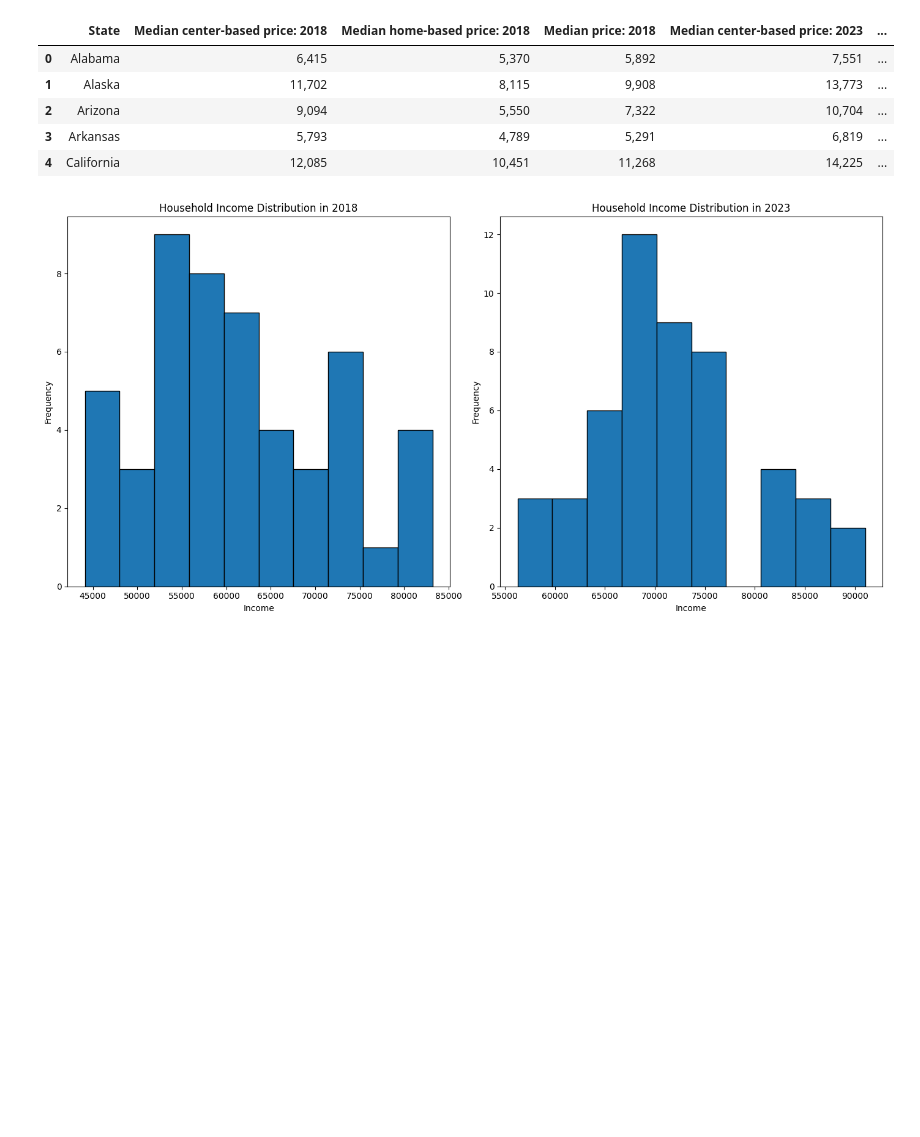
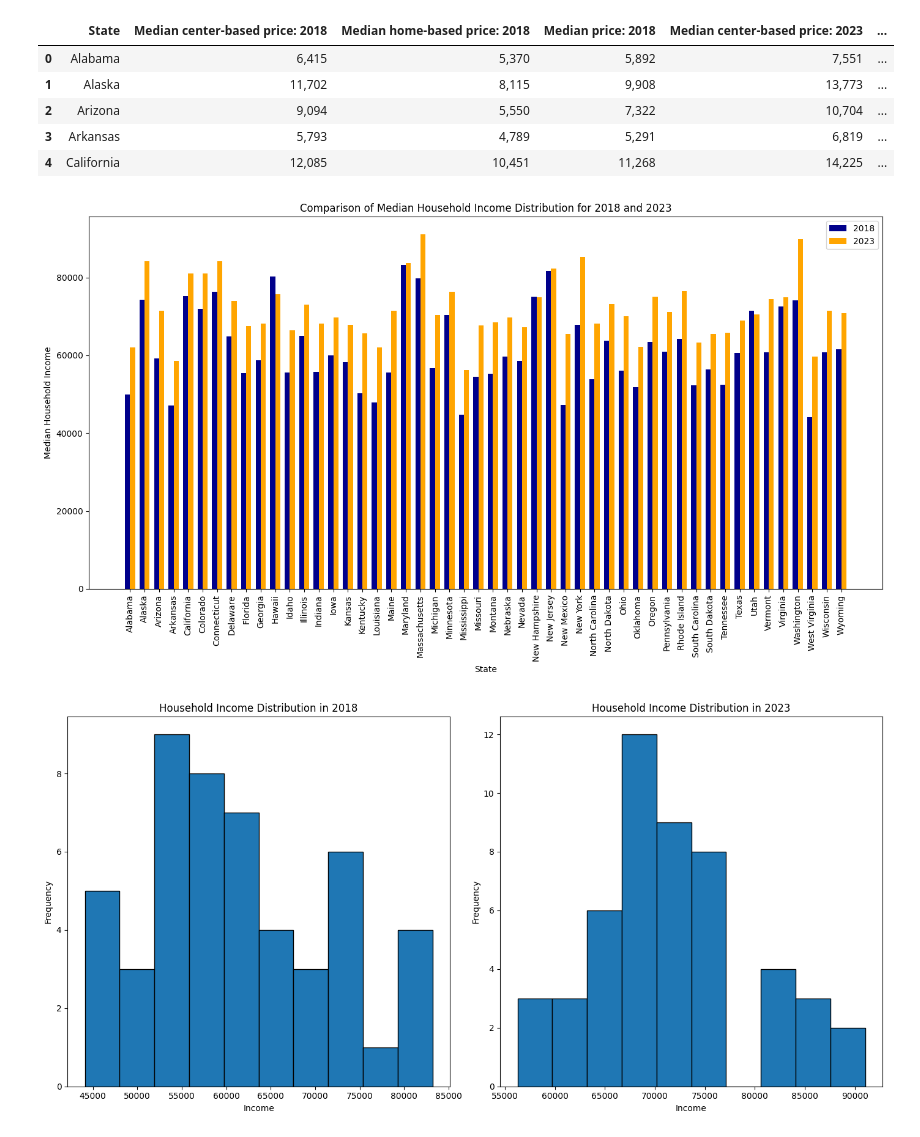
Before and after one commit to Clivesay1/Project-1, a Jupyter notebook: GetCharted.ipynb, the cells around one changed output. Cells and saved outputs as stored; diff of their text form; code cells hidden in the pictures; blank space fills up the shorter version.

Commit message:
added more charts for the household income 2018/2023

```diff
--- a/GetCharted.ipynb
+++ b/GetCharted.ipynb
@@ -15,6 +15,52 @@ median_df.head()
 | 2 | Arizona | 9,094 | 5,550 | 7,322 | 10,704 | ... |
 | 3 | Arkansas | 5,793 | 4,789 | 5,291 | 6,819 | ... |
 | 4 | California | 12,085 | 10,451 | 11,268 | 14,225 | ... |
+# %%
+
+median_df.columns = median_df.columns.str.strip()
+
+# Convert relevant columns to numeric, coercing errors to NaNs
+columns_to_convert = [
+    'Median Household Income 2018',
+    'Median Household Income 2023'
+]
+
+for column in columns_to_convert:
+    median_df[column] = pd.to_numeric(median_df[column], errors='coerce')
+
+# Extract state names and income data for 2018 and 2023
+states = median_df['State']
+income_2018 = median_df['Median Household Income 2018']
+income_2023 = median_df['Median Household Income 2023']
+
+# Create the bar chart
+fig, ax = plt.subplots(figsize=(14, 8))
+
+# Set the width of the bars
+bar_width = 0.35
+
+# Positions of the bars
+index = range(len(states))
+
+# Bar chart for 2018
+bars_2018 = ax.bar(index, income_2018, bar_width, label='2018', color='darkblue')
+
+# Bar chart for 2023
+bars_2023 = ax.bar([i + bar_width for i in index], income_2023, bar_width, label='2023', color='orange')
+
+# Set labels and title
+ax.set_xlabel('State')
+ax.set_ylabel('Median Household Income')
+ax.set_title('Comparison of Median Household Income Distribution for 2018 and 2023')
+ax.set_xticks([i + bar_width / 2 for i in index])
+ax.set_xticklabels(states, rotation=90)
+ax.legend()
+
+# Adjust layout and show the plot
+plt.tight_layout()
+plt.show()
+# %% [output]
+[figure, added]
 # %%
 
 median_df.columns = median_df.columns.str.strip()
```
Also changed, not shown: parts of 3 cells of this notebook.
